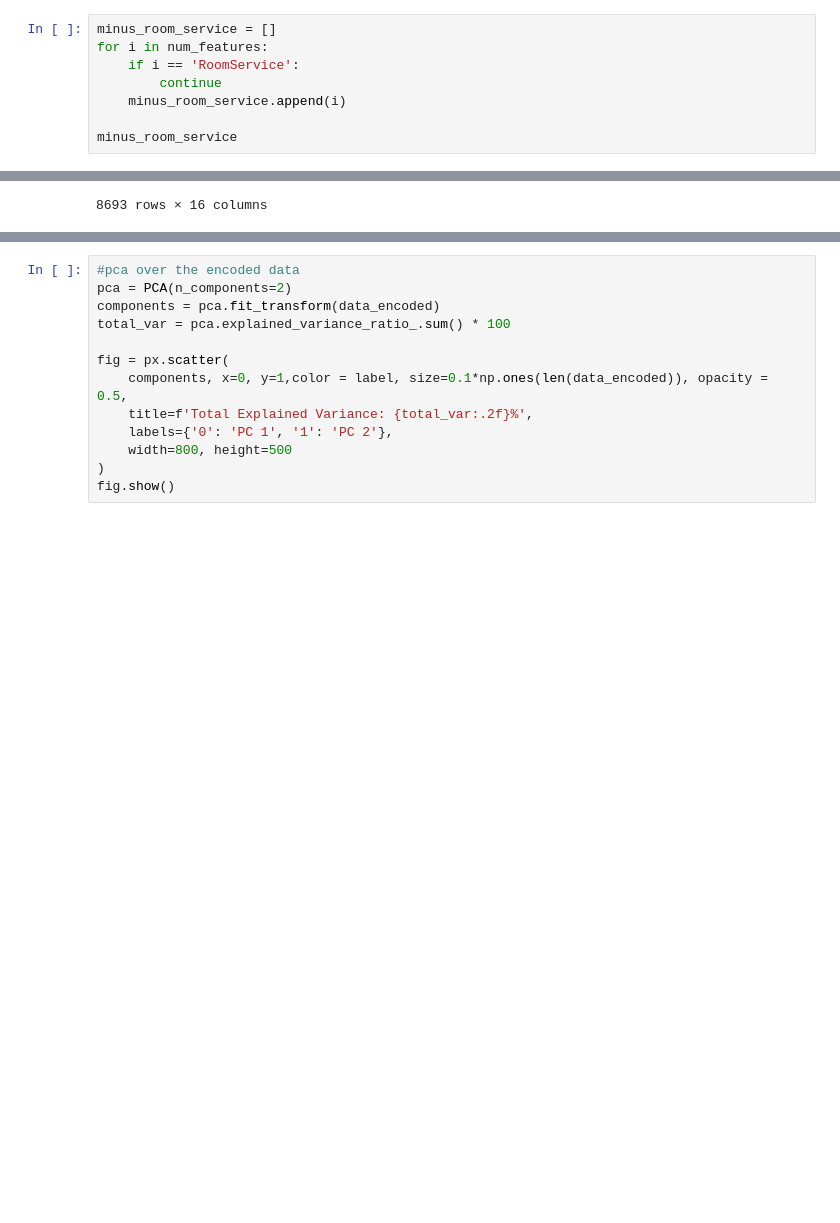
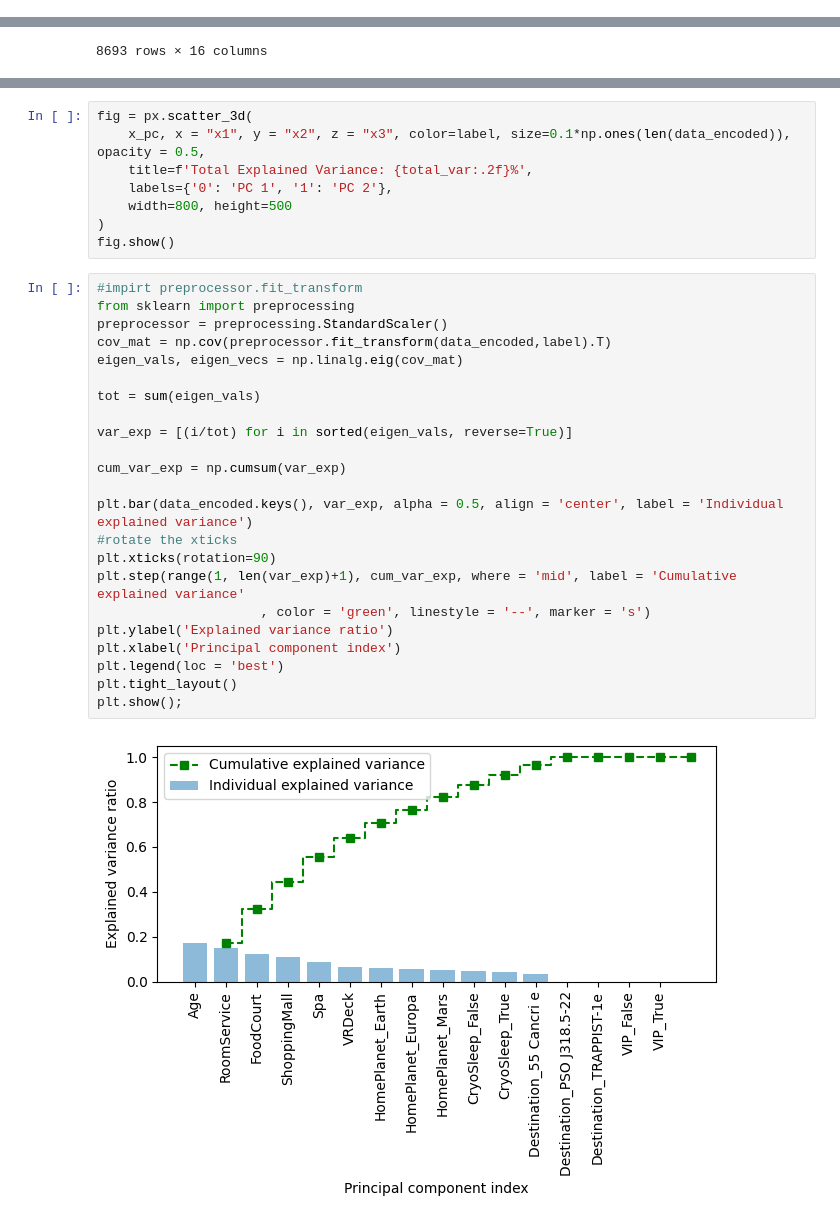
Before and after one commit to Fabiocufino/DataMining-Project, a Jupyter notebook: Project.ipynb, the cells around one changed output, grey strips where cells are left out. Drawn from its saved outputs; the diff is of its cells as text; blank space fills up the shorter version.

```diff
--- a/Project.ipynb
+++ b/Project.ipynb
@@ -566,11 +606,3 @@ data[num_features]
 | 8691 | 0.223820 | -0.333105 | 0.376365 | -0.283579 | 0.043013 | 2.589576 |
 | 8692 | 1.060606 | -0.142335 | 2.656871 | -0.283579 | -0.270626 | -0.252422 |
 8693 rows × 6 columns
-# %%
-minus_room_service = []
-for i in num_features:
-    if i == 'RoomService':
-        continue
-    minus_room_service.append(i)
-
-minus_room_service
@@ -647,13 +688,33 @@ data_encoded
 # %%
-#pca over the encoded data
-pca = PCA(n_components=2)
-components = pca.fit_transform(data_encoded)
-total_var = pca.explained_variance_ratio_.sum() * 100
-
-fig = px.scatter(
-    components, x=0, y=1,color = label, size=0.1*np.ones(len(data_encoded)), opacity = 0.5,
+fig = px.scatter_3d(
+    x_pc, x = "x1", y = "x2", z = "x3", color=label, size=0.1*np.ones(len(data_encoded)), opacity = 0.5,
     title=f'Total Explained Variance: {total_var:.2f}%',
     labels={'0': 'PC 1', '1': 'PC 2'},
     width=800, height=500
 )
 fig.show()
+# %%
+#impirt preprocessor.fit_transform
+from sklearn import preprocessing
+preprocessor = preprocessing.StandardScaler()
+cov_mat = np.cov(preprocessor.fit_transform(data_encoded,label).T)
+eigen_vals, eigen_vecs = np.linalg.eig(cov_mat)
+
+tot = sum(eigen_vals)
+
+var_exp = [(i/tot) for i in sorted(eigen_vals, reverse=True)]
+
+cum_var_exp = np.cumsum(var_exp)
+
+plt.bar(data_encoded.keys(), var_exp, alpha = 0.5, align = 'center', label = 'Individual explained variance')
+#rotate the xticks
+plt.xticks(rotation=90)
+plt.step(range(1, len(var_exp)+1), cum_var_exp, where = 'mid', label = 'Cumulative explained variance'
+                     , color = 'green', linestyle = '--', marker = 's')
+plt.ylabel('Explained variance ratio')
+plt.xlabel('Principal component index')
+plt.legend(loc = 'best')
+plt.tight_layout()
+plt.show();
+# %% [output]
+[figure, added]
```
Also changed, not shown: parts of 14 cells of this notebook, 1 other file.
